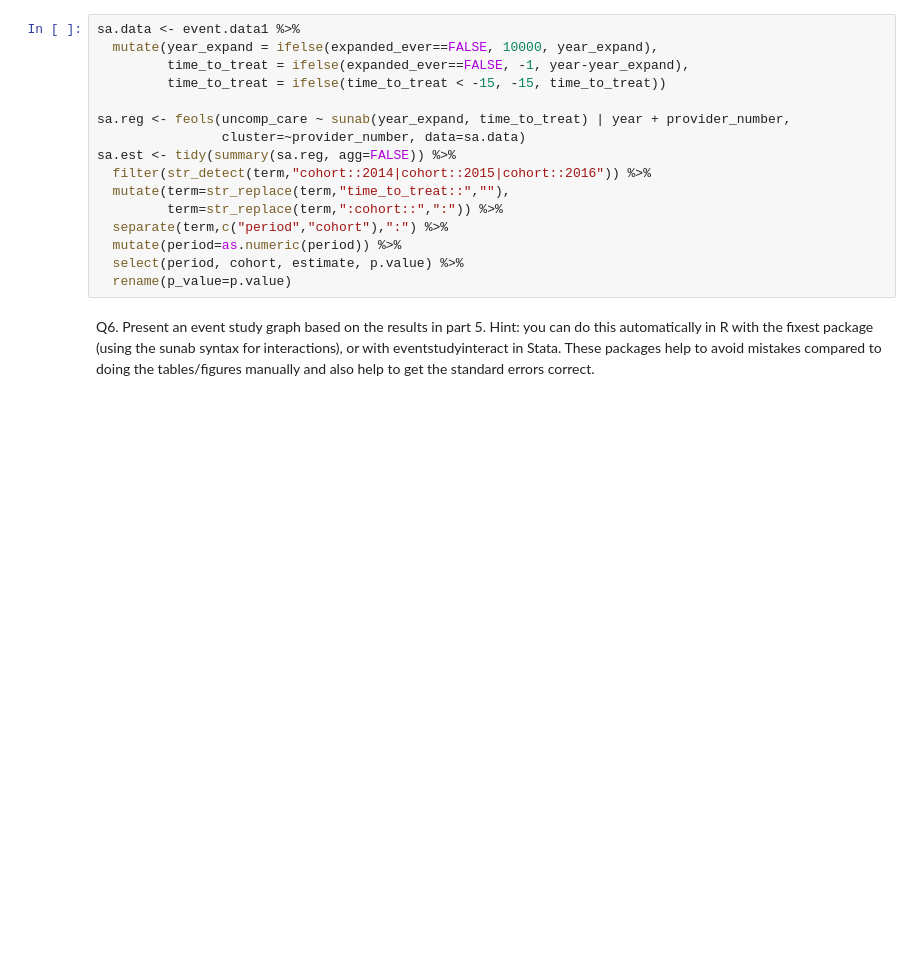
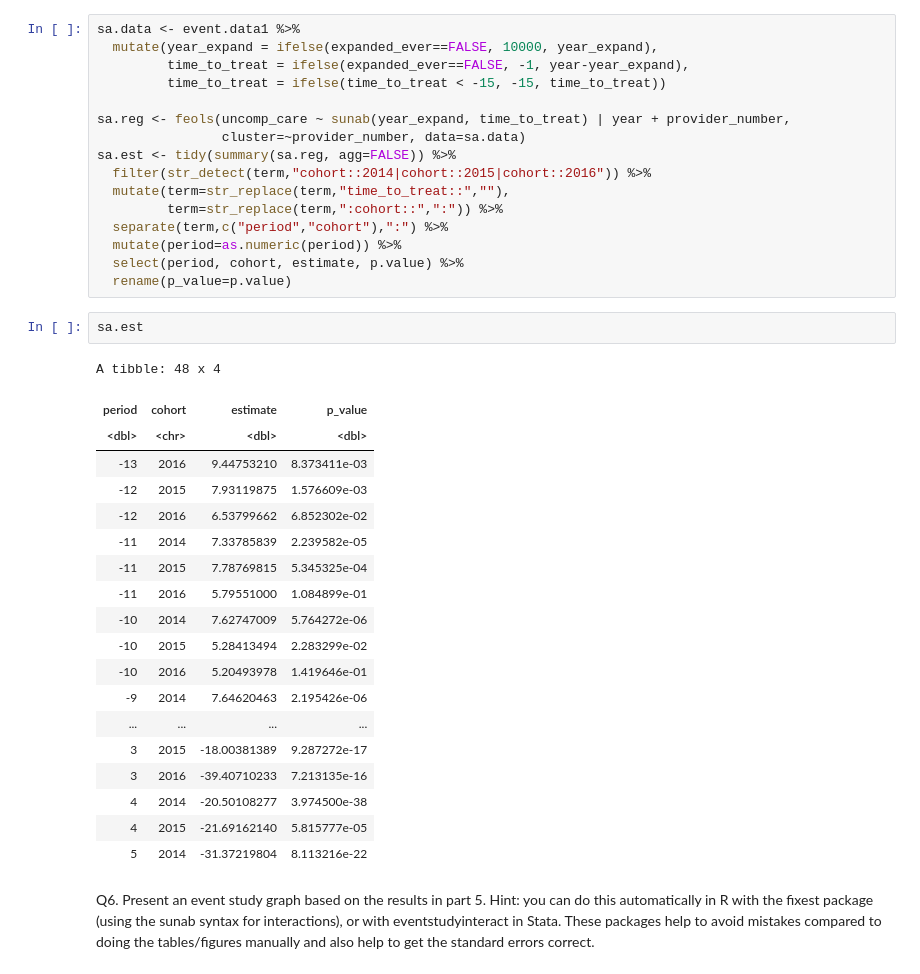
Before and after one commit to emersonhamer/EC-771-Empirical, a Jupyter notebook: analysis/HE-Empirical_qs.ipynb, the cells around one changed output. Saved outputs shown, nothing was run; the diff lists cells and outputs as text; blank space fills up the shorter version.

```diff
--- a/analysis/HE-Empirical_qs.ipynb
+++ b/analysis/HE-Empirical_qs.ipynb
@@ -357,6 +343,28 @@ sa.est <- tidy(summary(sa.reg, agg=FALSE)) %>%
   mutate(period=as.numeric(period)) %>%
   select(period, cohort, estimate, p.value) %>%
   rename(p_value=p.value)
+# %%
+sa.est
+# %% [output]
+A tibble: 48 x 4
+| period | cohort | estimate | p_value |
+| <dbl> | <chr> | <dbl> | <dbl> |
+| -13 | 2016 | 9.44753210 | 8.373411e-03 |
+| -12 | 2015 | 7.93119875 | 1.576609e-03 |
+| -12 | 2016 | 6.53799662 | 6.852302e-02 |
+| -11 | 2014 | 7.33785839 | 2.239582e-05 |
+| -11 | 2015 | 7.78769815 | 5.345325e-04 |
+| -11 | 2016 | 5.79551000 | 1.084899e-01 |
+| -10 | 2014 | 7.62747009 | 5.764272e-06 |
+| -10 | 2015 | 5.28413494 | 2.283299e-02 |
+| -10 | 2016 | 5.20493978 | 1.419646e-01 |
+| -9 | 2014 | 7.64620463 | 2.195426e-06 |
+| ... | ... | ... | ... |
+| 3 | 2015 | -18.00381389 | 9.287272e-17 |
+| 3 | 2016 | -39.40710233 | 7.213135e-16 |
+| 4 | 2014 | -20.50108277 | 3.974500e-38 |
+| 4 | 2015 | -21.69162140 | 5.815777e-05 |
+| 5 | 2014 | -31.37219804 | 8.113216e-22 |
 # %% [markdown]
 Q6. Present an event study graph based on the results in part 5. Hint: you can do this automatically in R with the fixest package (using the sunab syntax for interactions), or with eventstudyinteract in Stata. These packages help to avoid mistakes compared to doing the tables/figures manually and also help to get the standard errors correct.
 # %%
```
Also changed, not shown: parts of 17 cells of this notebook, 2 other files.
